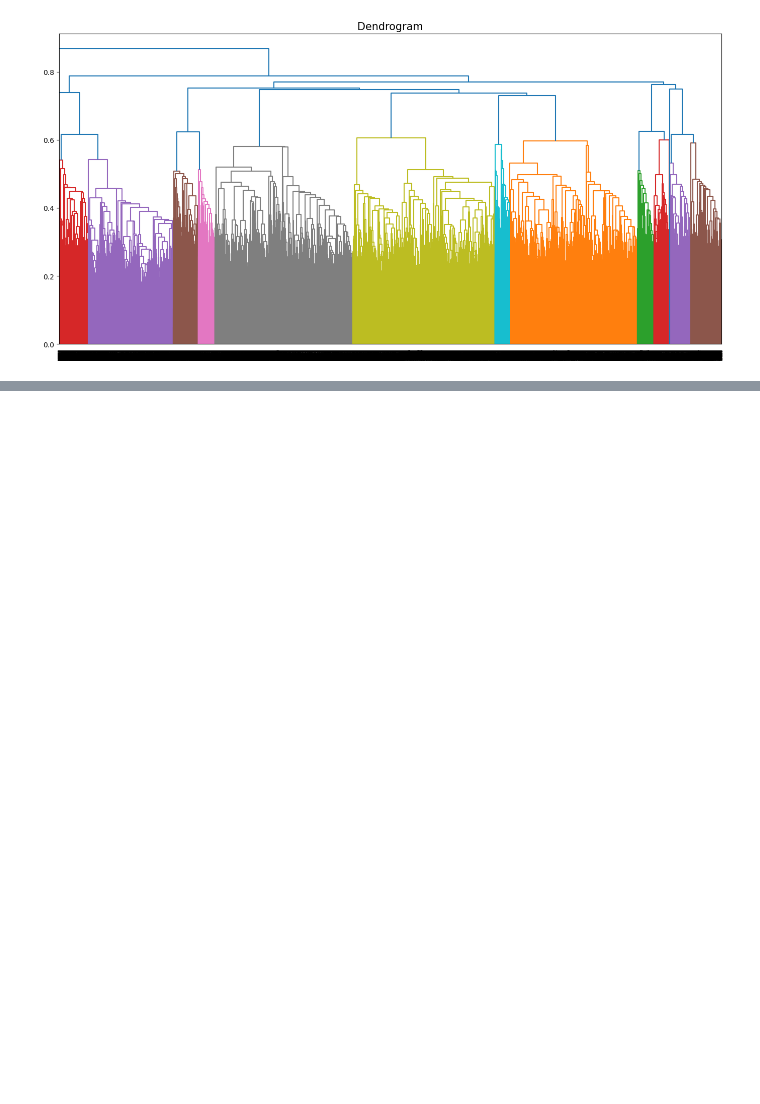
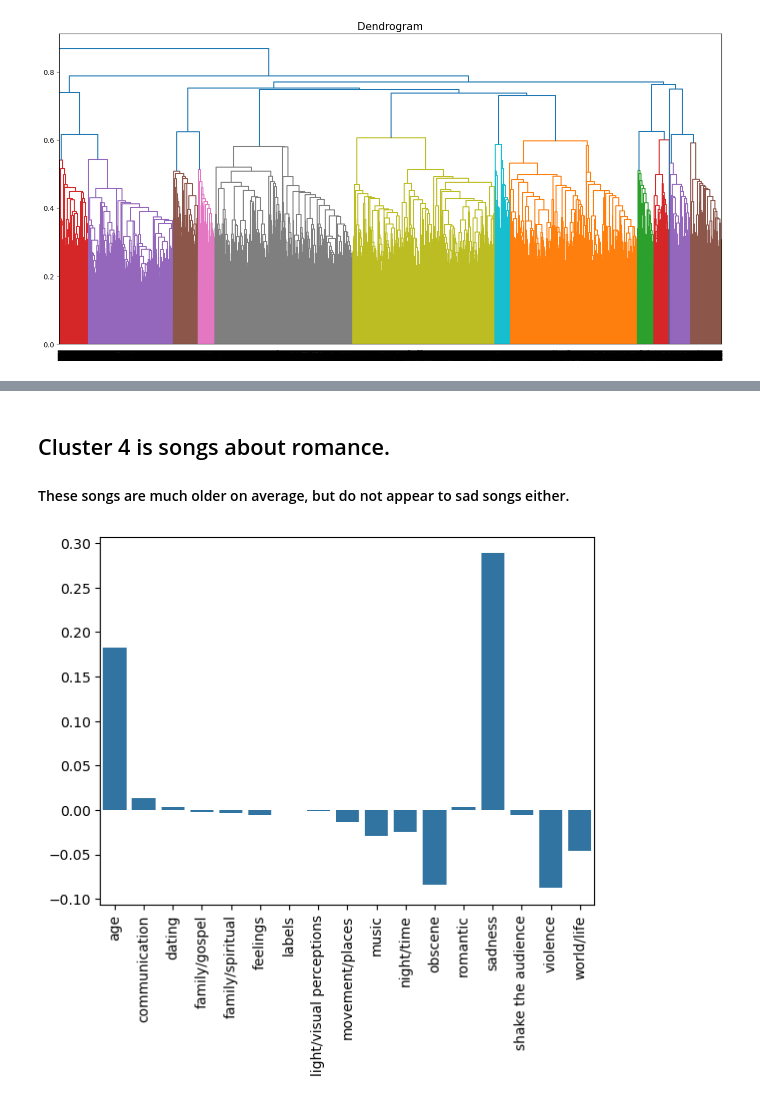
Before and after one commit to theslater11/MusicRecommendation, a Jupyter notebook: Models/Heirarchal.ipynb, the cells around one changed output, grey strips where cells are left out. Saved outputs shown, nothing was run; the diff lists cells and outputs as text; code cells hidden in the pictures; blank space fills up the shorter version.

```diff
--- a/Models/Heirarchal.ipynb
+++ b/Models/Heirarchal.ipynb
@@ -115,0 +169,12 @@ ward_clusters
+# %% [markdown]
+## Cluster 4 is songs about romance.
+
+#### These songs are much older on average, but do not appear to sad songs either.
+# %%
+cluster5 = cluster5.drop(columns='labels')
+c5 = cluster5.mean() - data.mean()
+sns.barplot(c5)
+plt.xticks(rotation=90)
+plt.show()
+# %% [output]
+[figure, added]
```
Also changed, not shown: parts of 34 cells of this notebook, 4 other files.
